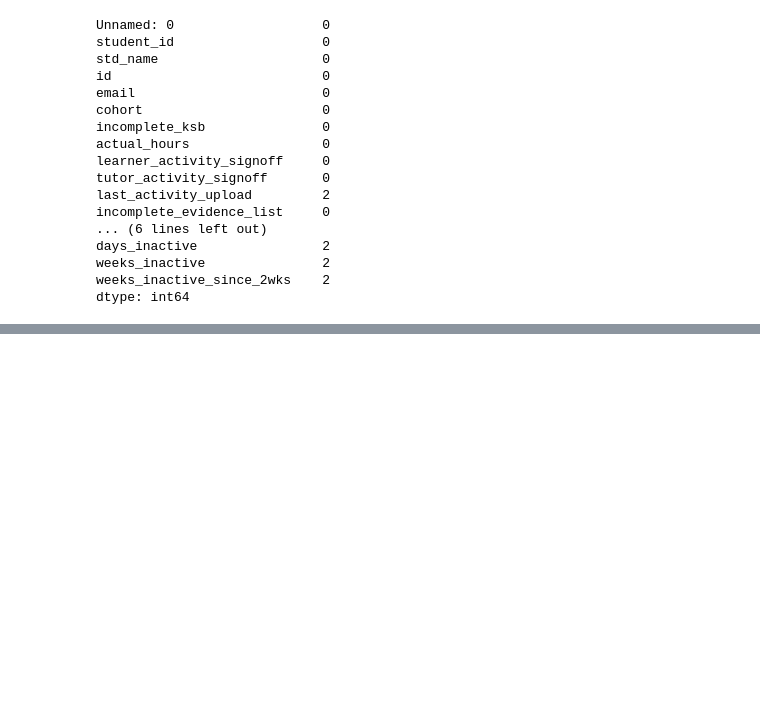
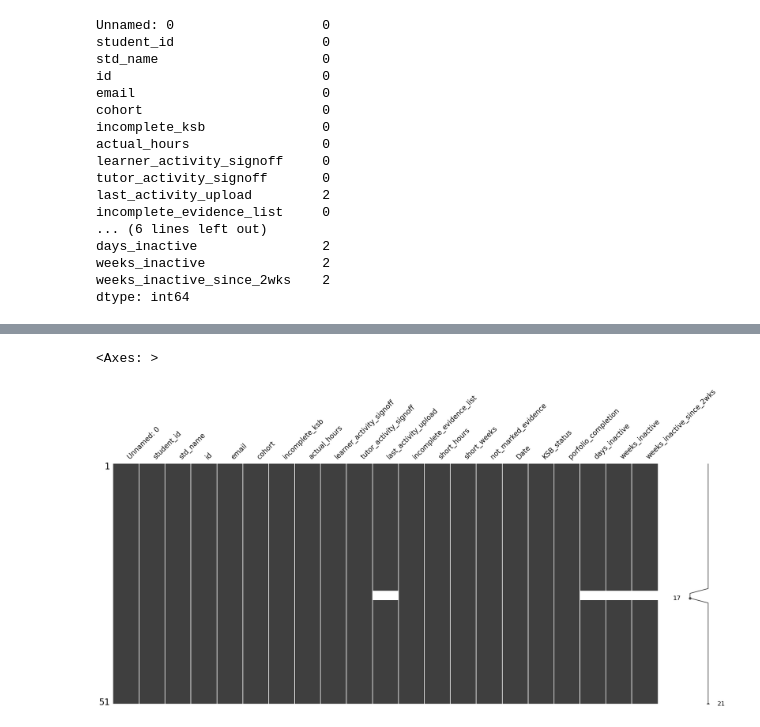
Before and after one commit to philipobiorah/datacamp_dataeng, a Jupyter notebook: handing_missing_data.ipynb, the cells around one changed output, grey strips where cells are left out. Saved outputs shown, nothing was run; the diff lists cells and outputs as text; code cells hidden in the pictures; blank space fills up the shorter version.

Commit message:
visualizing missing data

```diff
--- a/handing_missing_data.ipynb
+++ b/handing_missing_data.ipynb
@@ -24,3 +24,12 @@ days_inactive                2
 weeks_inactive               2
 weeks_inactive_since_2wks    2
 dtype: int64
+# %%
+#Let visualize the missing data
+%pip install missingno
+import missingno as msno
+import matplotlib.pyplot as plt
+
+#visualize the missing data
+msno.matrix(learners)
+# %% [output]
@@ -26,0 +53,2 @@ dtype: int64
+<Axes: >
+[figure, added]
```
Also changed, not shown: parts of 1 cell of this notebook, 1 other file.
